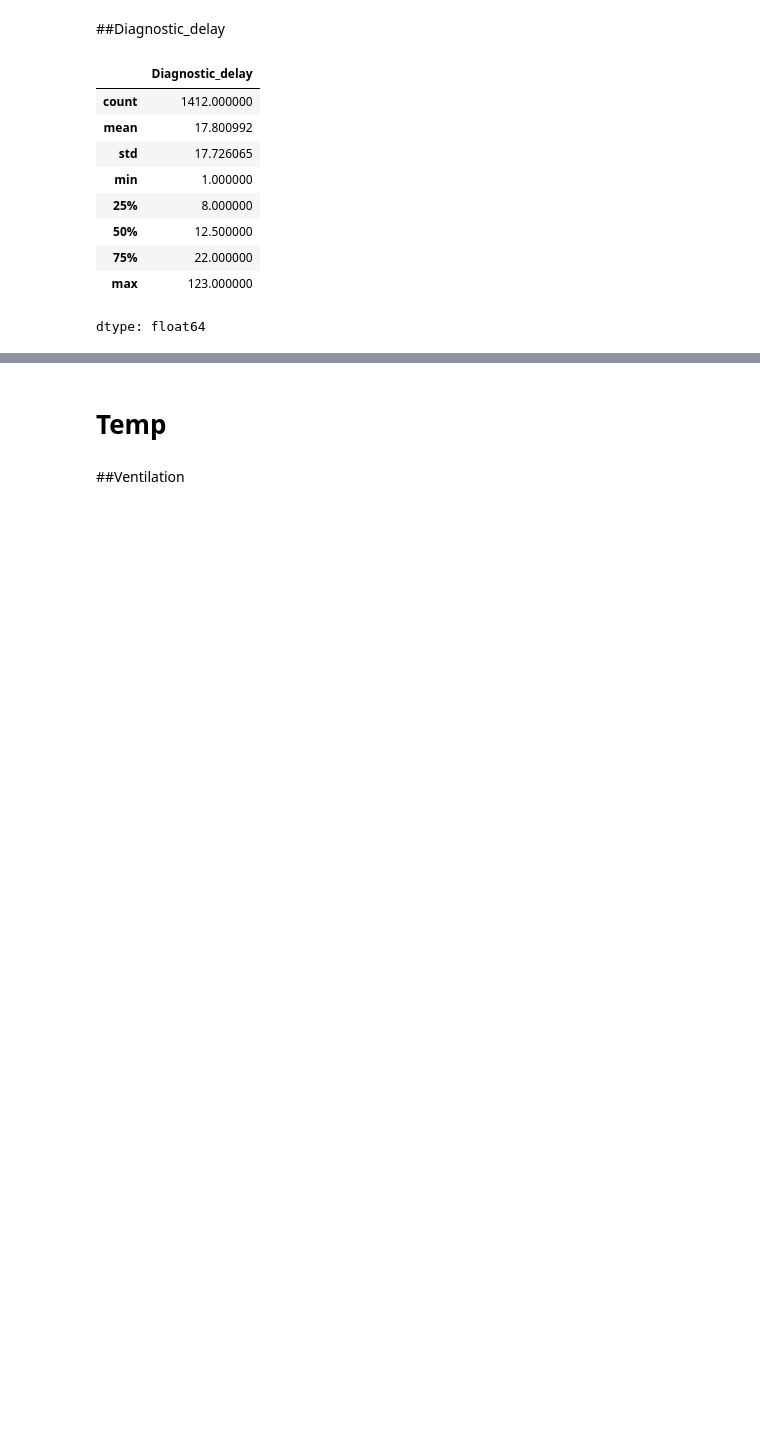
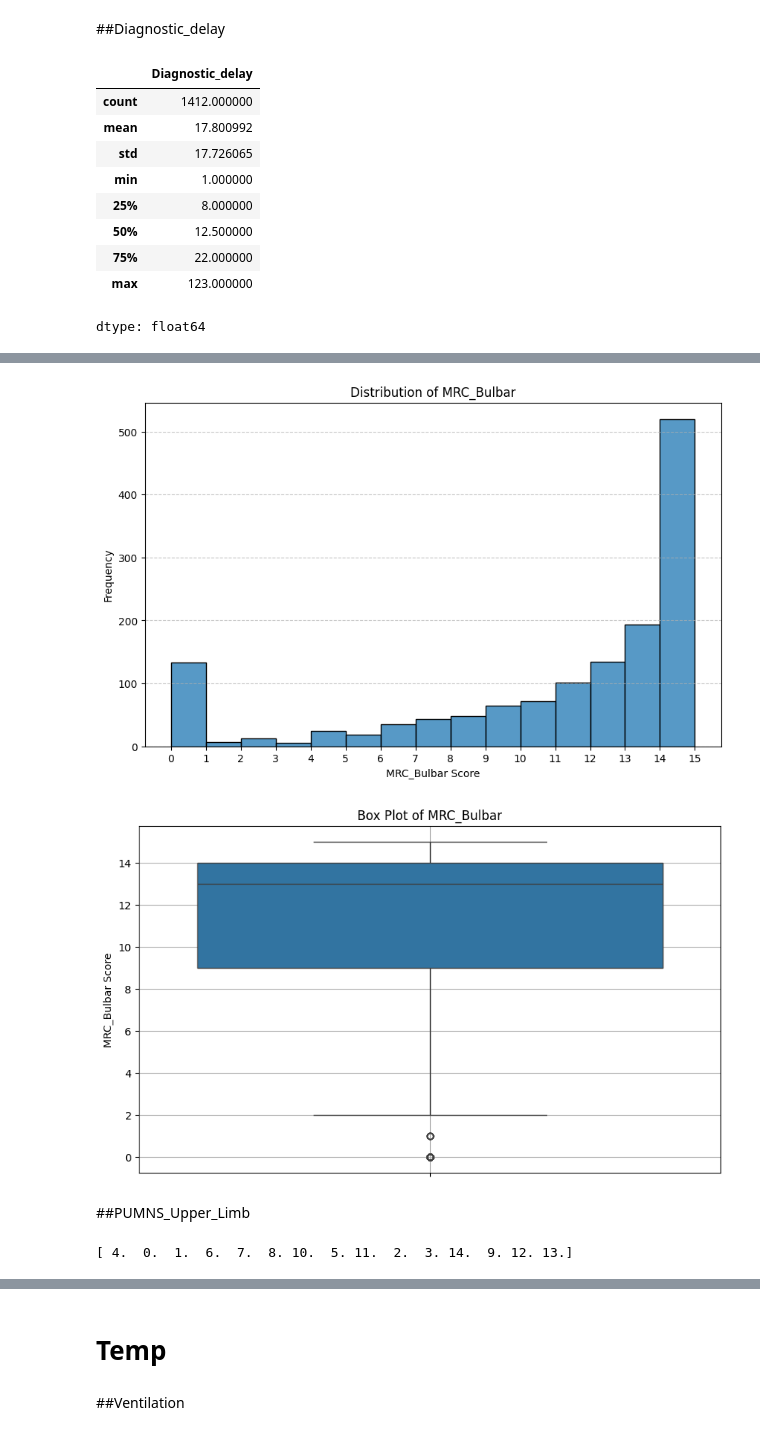
Before and after one commit to FaridRash/Advance-Statistical-Learnin--Semester-3, a Jupyter notebook: MH/Mh_AD.ipynb, the cells around one changed output, grey strips where cells are left out. Saved outputs shown, nothing was run; the diff lists cells and outputs as text; code cells hidden in the pictures; blank space fills up the shorter version.

```diff
--- a/MH/Mh_AD.ipynb
+++ b/MH/Mh_AD.ipynb
@@ -413,0 +510,32 @@ dtype: float64
+# %%
+import matplotlib.pyplot as plt
+import seaborn as sns
+
+# Histogram for MRC_Bulbar
+plt.figure(figsize=(10, 6))
+sns.histplot(data=df, x='MRC_Bulbar', bins=15, kde=False) # Bins based on unique values
+plt.title('Distribution of MRC_Bulbar')
+plt.xlabel('MRC_Bulbar Score')
+plt.ylabel('Frequency')
+plt.xticks(df['MRC_Bulbar'].unique()) # Set ticks at unique values
+plt.grid(axis='y', linestyle='--', alpha=0.7)
+plt.show()
+
+
+
+# Box plot for MRC_Bulbar
+plt.figure(figsize=(10, 6))
+sns.boxplot(data=df, y='MRC_Bulbar')
+plt.title('Box Plot of MRC_Bulbar')
+plt.ylabel('MRC_Bulbar Score')
+plt.grid(True)
+plt.show()
+# %% [output]
+[figure, added]
+[figure, added]
+# %% [markdown]
+##PUMNS_Upper_Limb
+# %%
+print(df['PUMNS_Upper_Limb'].unique())
+# %% [output]
+[ 4.  0.  1.  6.  7.  8. 10.  5. 11.  2.  3. 14.  9. 12. 13.]
```
Also changed, not shown: parts of 18 cells of this notebook.
